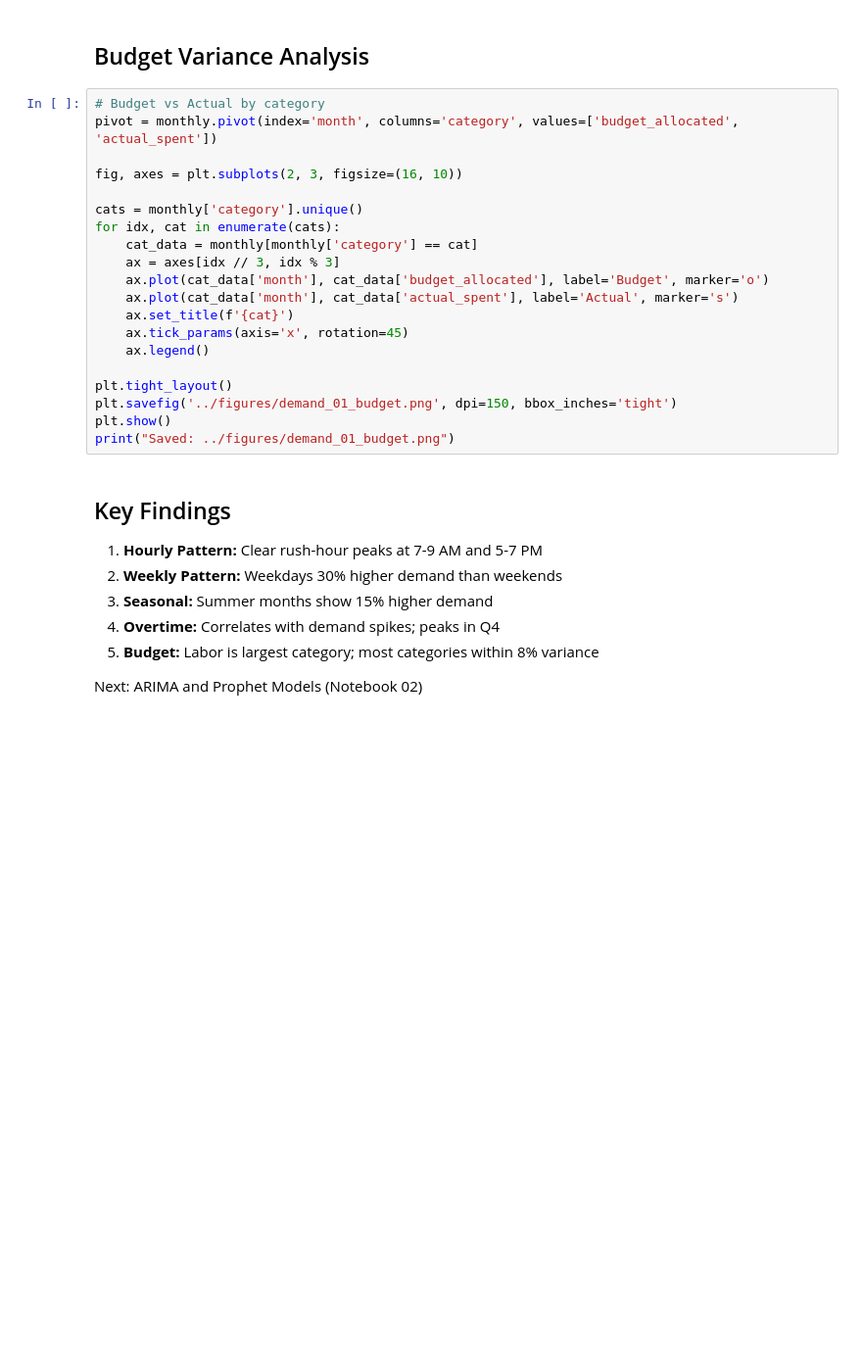
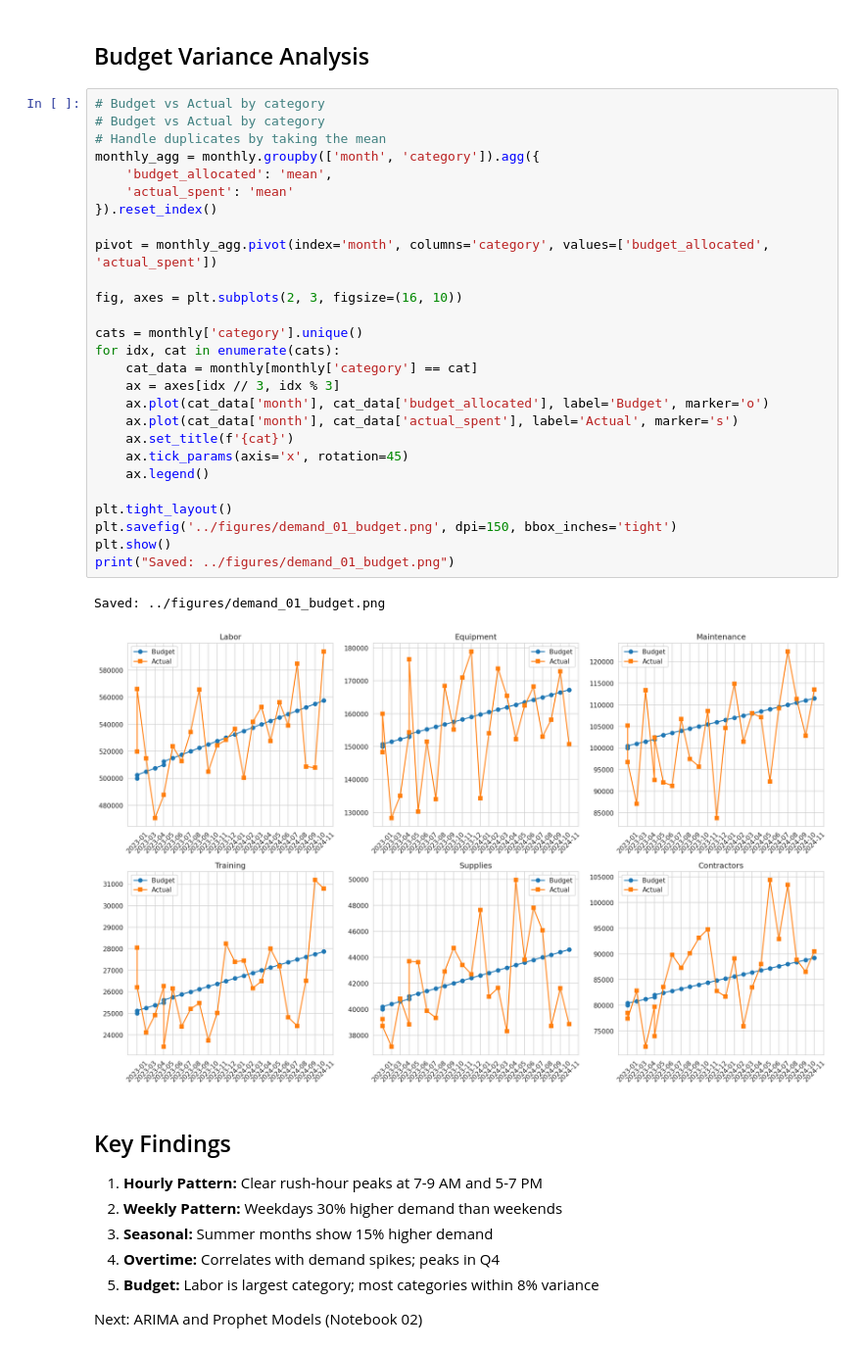
Before and after one commit to snapaiarchitect/sierra-applied-ml, a Jupyter notebook: projects/demand-forecasting-operations/notebooks/01_time_series_eda.ipynb, the cells around one changed output. Shown at 98% size. Saved outputs shown, nothing was run; the diff lists cells and outputs as text; blank space fills up the shorter version.

```diff
--- a/projects/demand-forecasting-operations/notebooks/01_time_series_eda.ipynb
+++ b/projects/demand-forecasting-operations/notebooks/01_time_series_eda.ipynb
@@ -91,24 +105,34 @@ print("Saved: ../figures/demand_01_workforce.png")
 ## Budget Variance Analysis
 # %%
 # Budget vs Actual by category
-pivot = monthly.pivot(index='month', columns='category', values=['budget_allocated', 'actual_spent'])
+# Budget vs Actual by category
+# Handle duplicates by taking the mean
+monthly_agg = monthly.groupby(['month', 'category']).agg({
+    'budget_allocated': 'mean',
+    'actual_spent': 'mean'
+}).reset_index()
+
+pivot = monthly_agg.pivot(index='month', columns='category', values=['budget_allocated', 'actual_spent'])
 
 fig, axes = plt.subplots(2, 3, figsize=(16, 10))
 
 cats = monthly['category'].unique()
 for idx, cat in enumerate(cats):
     cat_data = monthly[monthly['category'] == cat]
     ax = axes[idx // 3, idx % 3]
     ax.plot(cat_data['month'], cat_data['budget_allocated'], label='Budget', marker='o')
     ax.plot(cat_data['month'], cat_data['actual_spent'], label='Actual', marker='s')
     ax.set_title(f'{cat}')
     ax.tick_params(axis='x', rotation=45)
     ax.legend()
 
 plt.tight_layout()
 plt.savefig('../figures/demand_01_budget.png', dpi=150, bbox_inches='tight')
 plt.show()
 print("Saved: ../figures/demand_01_budget.png")
+# %% [output]
+Saved: ../figures/demand_01_budget.png
+[figure, added]
 # %% [markdown]
 ## Key Findings
 
```
Also changed, not shown: parts of 4 cells of this notebook, 41 other files.
